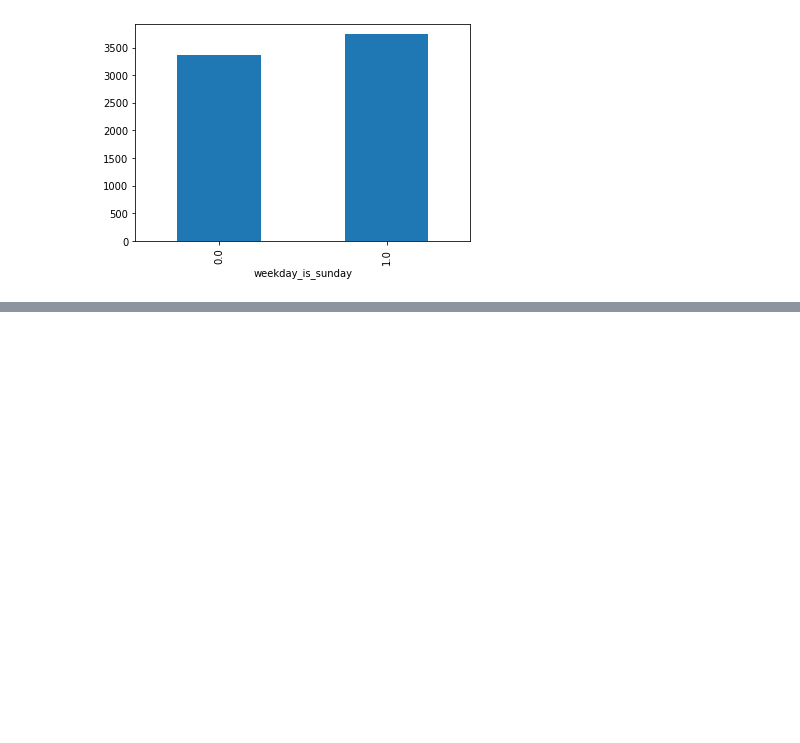
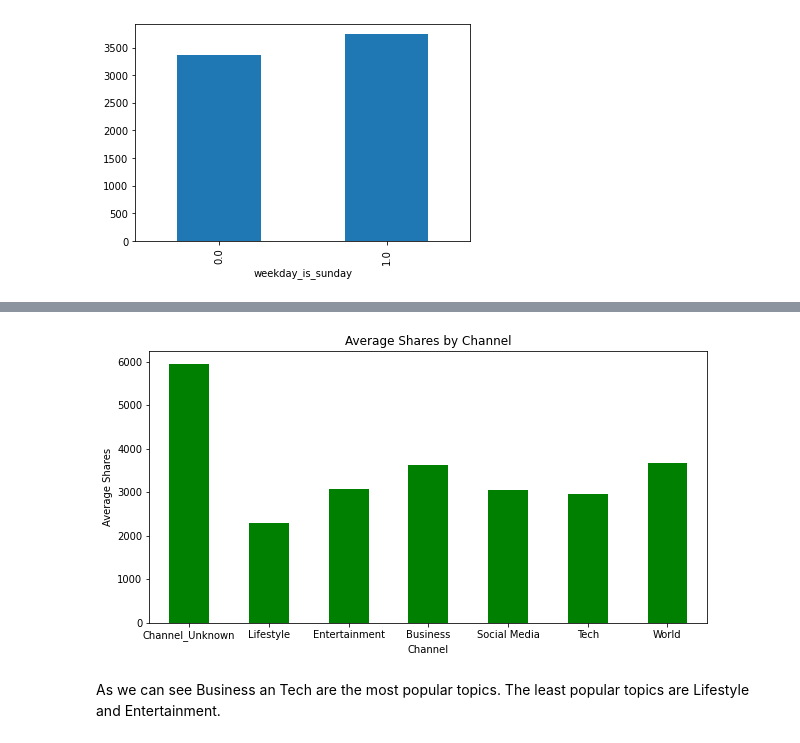
Before and after one commit to DivakarSai/python_projects, a Jupyter notebook: Online News Popularity/Online news Popularity.ipynb, the cells around one changed output, grey strips where cells are left out. Saved outputs shown, nothing was run; the diff lists cells and outputs as text; code cells hidden in the pictures; blank space fills up the shorter version.

```diff
--- a/Online News Popularity/Online news Popularity.ipynb
+++ b/Online News Popularity/Online news Popularity.ipynb
@@ -233 +263,18 @@ df.groupby(' is_weekend')[' shares'].mean().plot(kind='bar')
 [figure]
+# %%
+#checking by data channel
+data_channels = ['data_channel_is_lifestyle','data_channel_is_entertainment','data_channel_is_bus','data_channel_is_socmed','data_channel_is_tech','data_channel_is_world']
+
+shares_by_channel = df.groupby(data_channels)['shares'].mean()
+channels_names = ['Channel_Unknown','Lifestyle','Entertainment','Business','Social Media','Tech','World']
+
+shares_by_channel.plot(kind='bar',figsize=(10,5),title='Average Shares by Channel',color='green')
+plt.xticks(np.arange(7),channels_names,rotation=0)
+plt.xlabel('Channel')
+plt.ylabel('Average Shares')
+plt.title('Average Shares by Channel')
+plt.show()
+# %% [output]
+[figure, added]
+# %% [markdown]
+As we can see Business an Tech are the most popular topics. The least popular topics are Lifestyle and Entertainment.
```
Also changed, not shown: parts of 12 cells of this notebook, 1 other file.
